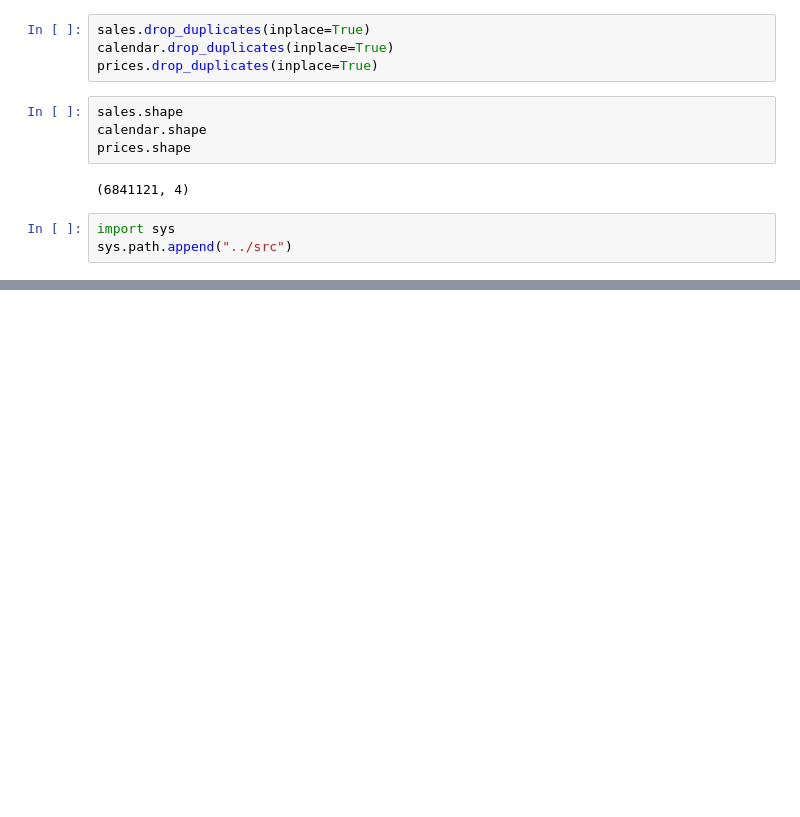
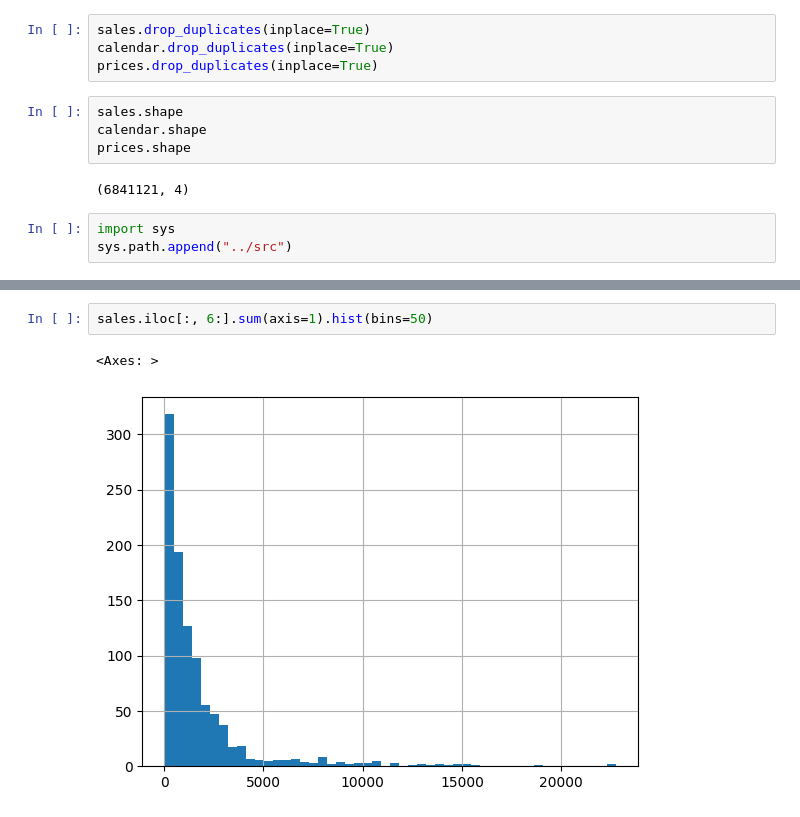
Before and after one commit to Aditishanker22/neural-retail-project, a Jupyter notebook: notebooks/eda.ipynb, the cells around one changed output, grey strips where cells are left out. Cells and saved outputs as stored; diff of their text form; blank space fills up the shorter version.

```diff
--- a/notebooks/eda.ipynb
+++ b/notebooks/eda.ipynb
@@ -179,0 +280,5 @@ sales, calendar, prices = run_pipeline()
+# %%
+sales.iloc[:, 6:].sum(axis=1).hist(bins=50)
+# %% [output]
+<Axes: >
+[figure, added]
```
Also changed, not shown: parts of 27 cells of this notebook, 3 other files.
